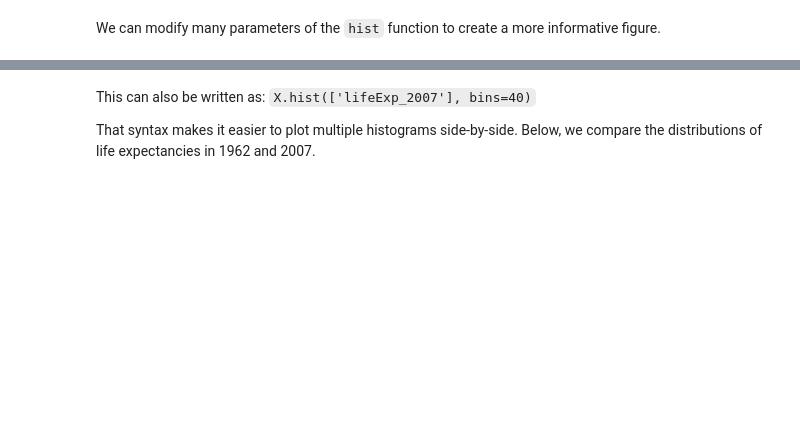
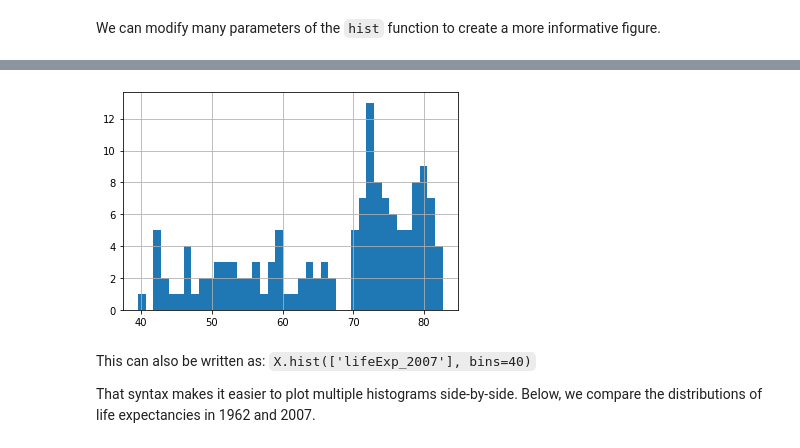
Before and after one commit to bo-maxwell-stevens/python-for-ai-ars, a Jupyter notebook: 02_data_analysis_pandas.ipynb, the cells around one changed output, grey strips where cells are left out. Saved outputs shown, nothing was run; the diff lists cells and outputs as text; code cells hidden in the pictures; blank space fills up the shorter version.

```diff
--- a/02_data_analysis_pandas.ipynb
+++ b/02_data_analysis_pandas.ipynb
@@ -386,6 +662,9 @@ display(hist)
 # %%
 # Visualize the distribution of the 2007 life expectancies.
 # Your code here
+hist = X['lifeExp_2007'].hist(bins = 40)
+# %% [output]
+[figure, added]
 # %% [markdown]
 This can also be written as: `X.hist(['lifeExp_2007'], bins=40)`
 
```
Also changed, not shown: parts of 39 cells of this notebook.
